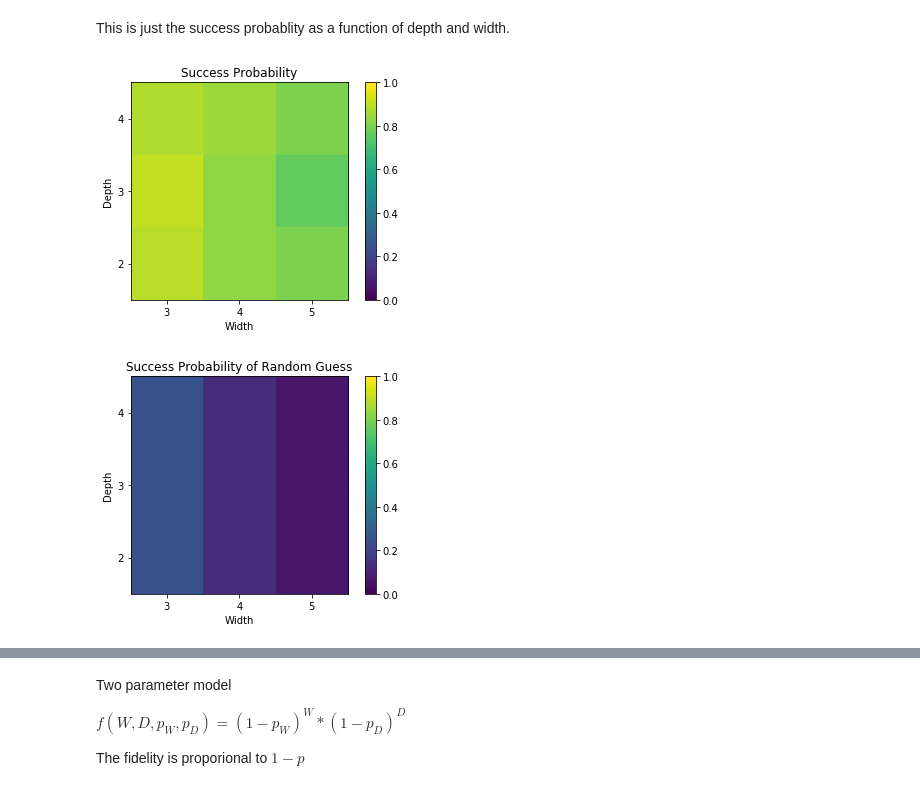
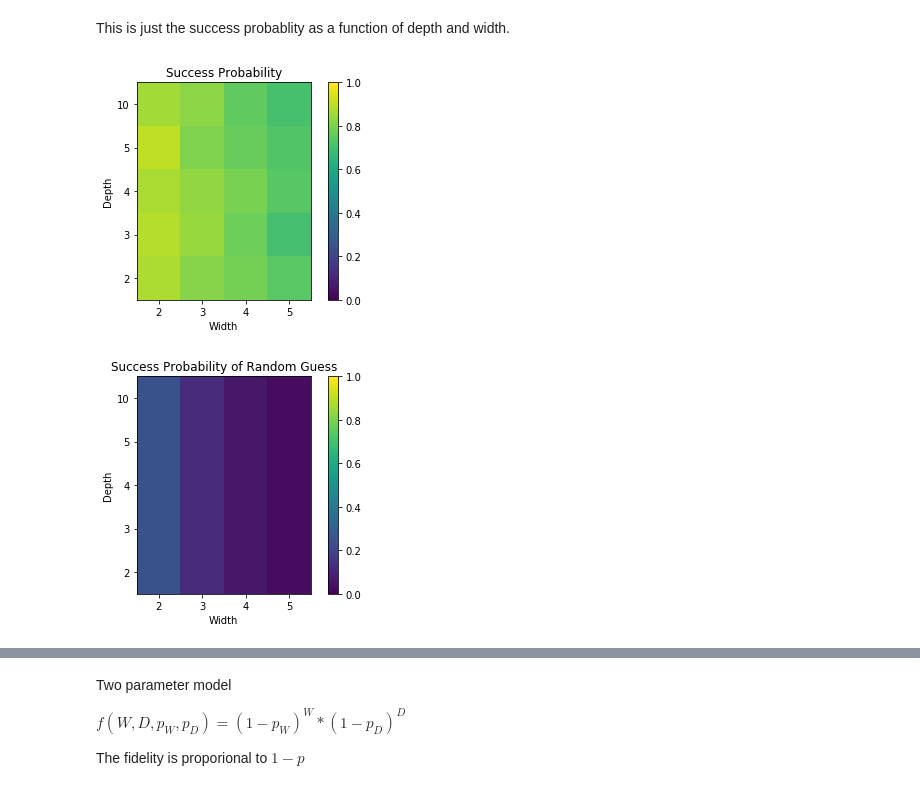
Before and after one commit to rigetti/forest-benchmarking, a Jupyter notebook: examples/volumetrics.ipynb, the cells around one changed output, grey strips where cells are left out. Saved outputs shown, nothing was run; the diff lists cells and outputs as text; code cells hidden in the pictures.

Commit message:
Adjustments to plotting, add pareto plot, update notebook.

```diff
--- a/examples/volumetrics.ipynb
+++ b/examples/volumetrics.ipynb
@@ -321,9 +322,9 @@ RZ(-1.3269530029895265) 5
 # %% [markdown]
 ## Acquire data for ranges of (width, depth)
 # %%
-widths = [2, 3, 4]
-depths = [3, 4, 5]
+widths = [2, 3, 4, 5]
+depths = [2, 3, 4, 5, 10]
 ckt = classical_1q_2q
-prog_array = generate_volumetric_program_array(noisy_qc, ckt, widths, depths, num_circuit_samples=10)
+prog_array = generate_volumetric_program_array(noisy_qc, ckt, widths, depths, num_circuit_samples=20)
 print(prog_array)
 # %% [output]
@@ -506,39 +507,35 @@ X, Y = np.meshgrid(widths, depths)
 Zdata = np.reshape([avg_pr_succ_arr[w][d] for d in depths for w in widths], X.shape)
 Zrand = np.reshape([pr_succ_rand[w] for d in depths for w in widths], X.shape)
 # %%
-extent = min(depths)-0.5, max(depths)+0.5, min(widths)-0.5, max(widths)+0.5
+extent = -0.5, len(widths) - 0.5, -0.5, len(depths) - 0.5
 ax = plt.gca()
 img = ax.imshow(Zdata, interpolation='none', extent=extent,
-                cmap='viridis', origin='lowerleft', vmin=0.0,vmax=1.0)
+                cmap='viridis', origin='lowerleft', vmin=0.0, vmax=1.0)
 
-xticks = depths
-ax.set_xticks(xticks)
-ax.set_xticklabels(map(str, xticks))
+ax.set_xticks(range(len(widths)))
+ax.set_xticklabels(widths)
 
-yticks = widths
-ax.set_yticks(yticks)
-ax.set_yticklabels(map(str, yticks))
+ax.set_yticks(range(len(depths)))
+ax.set_yticklabels(depths)
 
 ax.set_aspect('equal')
 plt.colorbar(img, ax=ax)
 plt.xlabel('Width')
 plt.ylabel('Depth')
 plt.title('Success Probability')
 plt.show()
 # %% [output]
-[figure, old version]
+[figure, new version]
 # %%
 ax = plt.gca()
 img = ax.imshow(Zrand, interpolation='none', extent=extent,
                 cmap='viridis', origin='lowerleft', vmin=0.0,vmax=1.0)
 
-xticks = depths
-ax.set_xticks(xticks)
-ax.set_xticklabels(map(str, xticks))
+ax.set_xticks(range(len(widths)))
+ax.set_xticklabels(widths)
 
-yticks = widths
-ax.set_yticks(yticks)
-ax.set_yticklabels(map(str, yticks))
+ax.set_yticks(range(len(depths)))
+ax.set_yticklabels(depths)
 
 ax.set_aspect('equal')
 plt.colorbar(img, ax=ax)
@@ -547,4 +544,4 @@ plt.ylabel('Depth')
 plt.title('Success Probability of Random Guess')
 plt.show()
 # %% [output]
-[figure, old version]
+[figure, new version]
```
Also changed, not shown: parts of 66 cells of this notebook, 1 other file.
